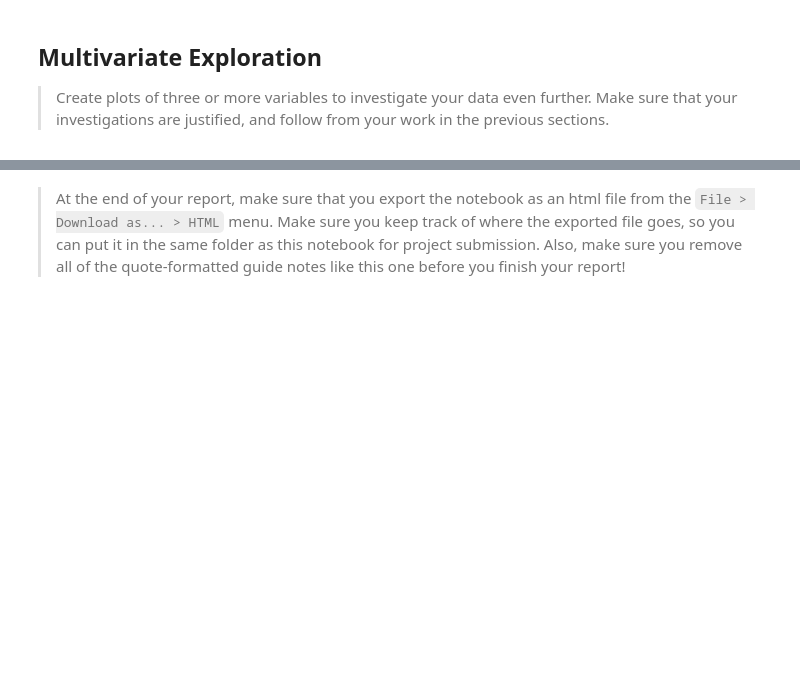
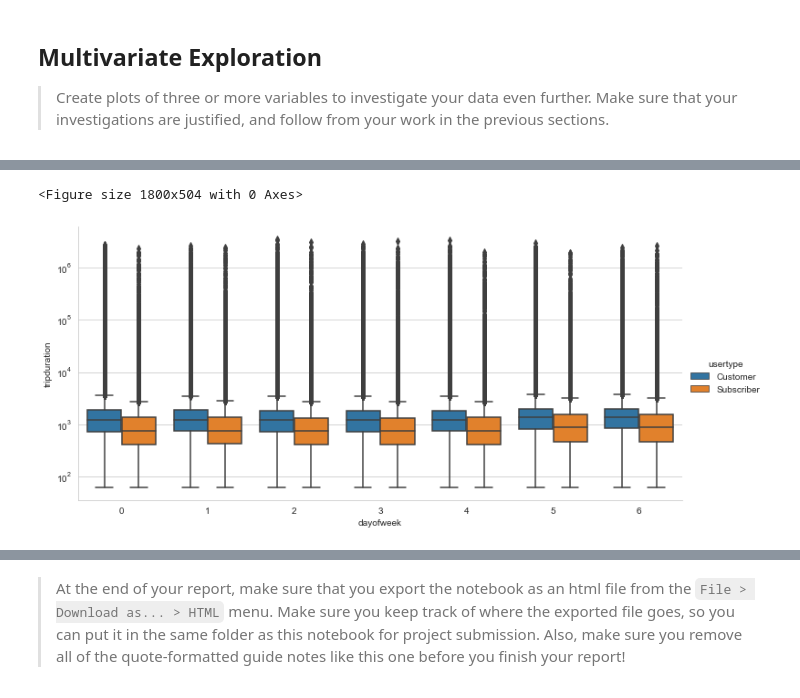
Before and after one commit to Aete/DAND_data_visualization, a Jupyter notebook: exploration.ipynb, the cells around one changed output, grey strips where cells are left out. Saved outputs shown, nothing was run; the diff lists cells and outputs as text; code cells hidden in the pictures; blank space fills up the shorter version.

```diff
--- a/exploration_template.ipynb
+++ b/exploration.ipynb
@@ -697,0 +689,8 @@ df_bike.head()
+# %%
+plt.figure(figsize=(25,7))
+sns.catplot(x="dayofweek", y="tripduration", hue="usertype",
+            kind="box", height=5,aspect=2, data=df_bike);
+plt.yscale('log');
+# %% [output]
+<Figure size 1800x504 with 0 Axes>
+[figure, added]
```
Also changed, not shown: parts of 5 cells of this notebook, 1 other file.
